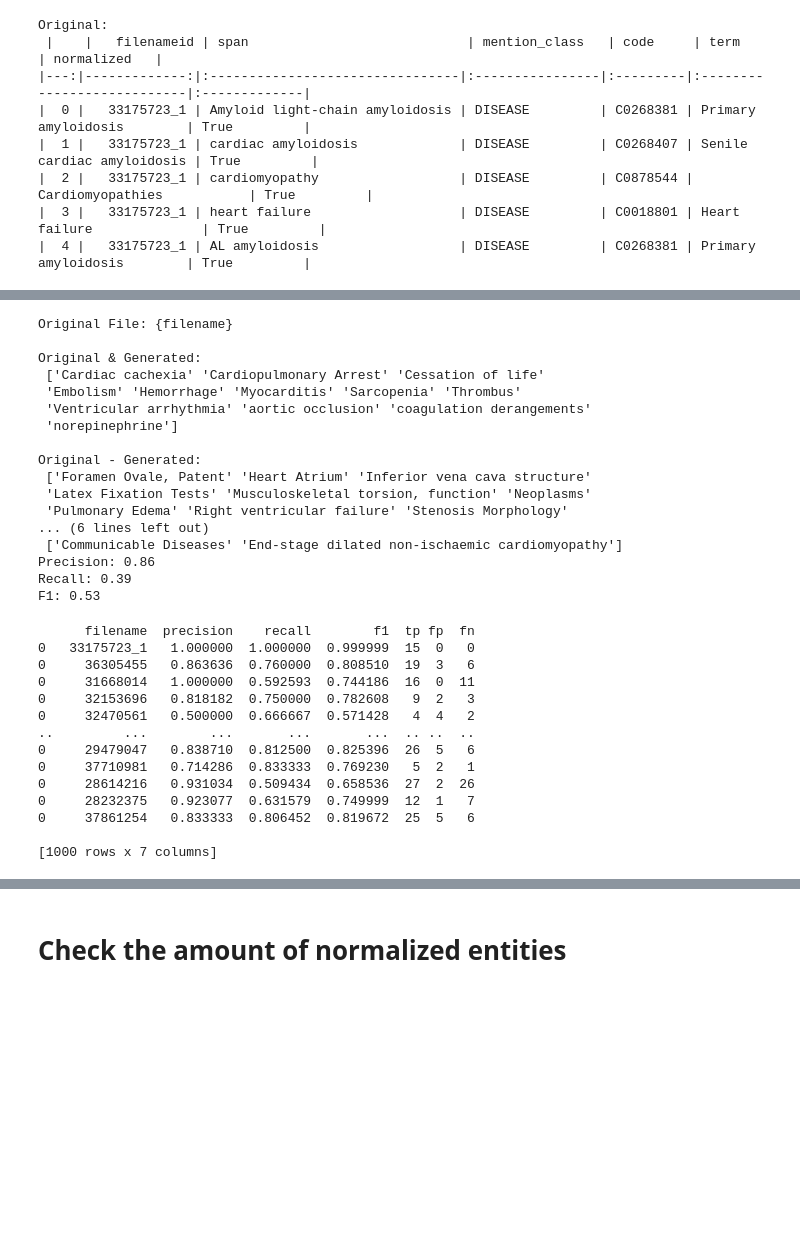
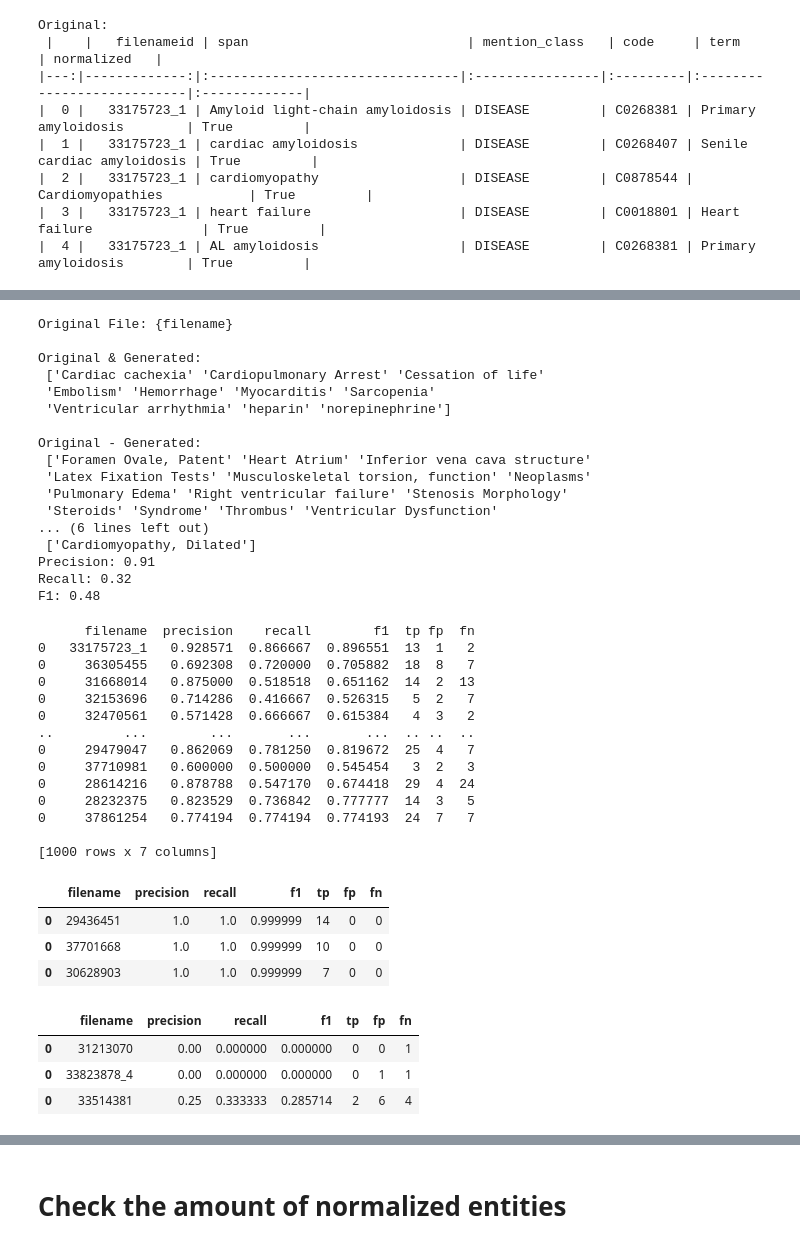
Before and after one commit to nlp4bia-bsc/MultiSynDS, a Jupyter notebook: nbs/evaluation/automatic/scispacy_eval_GeminiFlash.ipynb, the cells around one changed output, grey strips where cells are left out. Saved outputs shown, nothing was run; the diff lists cells and outputs as text; code cells hidden in the pictures; blank space fills up the shorter version.

```diff
--- a/nbs/evaluation/automatic/scispacy_eval.ipynb
+++ b/nbs/evaluation/automatic/scispacy_eval_GeminiFlash.ipynb
@@ -19,7 +19,7 @@
 import pandas as pd
 
 path_orig = "output/data/ents_orig_scispacy.csv"
-path_gen = "output/data/2step_transformation_dt4h_GPT4omini/en/ents_gen_scispacy.csv"
+path_gen = "output/data/2step_transformation_dt4h_GeminiFlash/en/ents_gen_scispacy.csv"
 path_cm = "data/umls/cm_umls_sct_24.tsv"
 # %% [markdown]
 # Load Datasets
@@ -40,6 +40,7 @@ df_orig = pd.read_csv(path_orig, dtype=str)
 df_orig["normalized"] = True
 df_orig.loc[df_orig["code"].isnull(), "normalized"] = False
 # df_orig = df_orig.merge(df_umls_sct, on="code", how="left")
+df_orig.dropna(subset=["span"], inplace=True)
 print("Original:\n", df_orig.head().to_markdown(), "\n")
 # %% [output]
 Original:
@@ -57,6 +58,8 @@ df_gen["normalized"] = True
 df_gen.loc[df_gen["code"].isnull(), "normalized"] = False
 # df_gen = df_gen.merge(df_umls_sct, on="code", how="left")
 # df_gen["sct_code"] = df_gen["sct_code"].fillna(0).astype(int).astype(str).apply(lambda x: None if x == "0" else x)
+df_gen.dropna(subset=["span"], inplace=True)
+
 print("Generated:\n", df_gen.head().to_markdown(), "\n")
 # %% [output]
 Generated:
@@ -73,3 +76,6 @@ df_gen["filled_term"] = df_gen["term"]
 
 df_orig.loc[df_orig["normalized"] == False, "filled_term"] = df_orig.loc[df_orig["normalized"] == False, "span"]
 df_gen.loc[df_gen["normalized"] == False, "filled_term"] =  df_gen.loc[df_gen["normalized"] == False, "span"]
+
+df_orig["filled_term"] = df_orig["filled_term"] + " (" + df_orig["mention_class"] + ")"
+df_gen["filled_term"] = df_gen["filled_term"] + " (" + df_gen["mention_class"] + ")"
@@ -122,19 +112,19 @@ Original File: {filename}
 
 Original & Generated:
  ['Cardiac cachexia' 'Cardiopulmonary Arrest' 'Cessation of life'
- 'Embolism' 'Hemorrhage' 'Myocarditis' 'Sarcopenia' 'Thrombus'
- 'Ventricular arrhythmia' 'aortic occlusion' 'coagulation derangements'
- 'norepinephrine']
+ 'Embolism' 'Hemorrhage' 'Myocarditis' 'Sarcopenia'
+ 'Ventricular arrhythmia' 'heparin' 'norepinephrine']
 
 Original - Generated:
  ['Foramen Ovale, Patent' 'Heart Atrium' 'Inferior vena cava structure'
  'Latex Fixation Tests' 'Musculoskeletal torsion, function' 'Neoplasms'
  'Pulmonary Edema' 'Right ventricular failure' 'Stenosis Morphology'
+ 'Steroids' 'Syndrome' 'Thrombus' 'Ventricular Dysfunction'
 ... (6 lines left out)
- ['Communicable Diseases' 'End-stage dilated non-ischaemic cardiomyopathy']
-Precision: 0.86
-Recall: 0.39
-F1: 0.53
+ ['Cardiomyopathy, Dilated']
+Precision: 0.91
+Recall: 0.32
+F1: 0.48
 # %%
 def get_class_metrics(tp, fp, fn):
     precision = tp / (tp + fp + 1e-6)
@@ -173,19 +163,33 @@ for filename in df_orig.filenameid.unique():
 print(df_metrics)
 # %% [output]
       filename  precision    recall        f1  tp fp  fn
-0   33175723_1   1.000000  1.000000  0.999999  15  0   0
-0     36305455   0.863636  0.760000  0.808510  19  3   6
-0     31668014   1.000000  0.592593  0.744186  16  0  11
-0     32153696   0.818182  0.750000  0.782608   9  2   3
-0     32470561   0.500000  0.666667  0.571428   4  4   2
+0   33175723_1   0.928571  0.866667  0.896551  13  1   2
+0     36305455   0.692308  0.720000  0.705882  18  8   7
+0     31668014   0.875000  0.518518  0.651162  14  2  13
+0     32153696   0.714286  0.416667  0.526315   5  2   7
+0     32470561   0.571428  0.666667  0.615384   4  3   2
 ..         ...        ...       ...       ...  .. ..  ..
-0     29479047   0.838710  0.812500  0.825396  26  5   6
-0     37710981   0.714286  0.833333  0.769230   5  2   1
-0     28614216   0.931034  0.509434  0.658536  27  2  26
-0     28232375   0.923077  0.631579  0.749999  12  1   7
-0     37861254   0.833333  0.806452  0.819672  25  5   6
+0     29479047   0.862069  0.781250  0.819672  25  4   7
+0     37710981   0.600000  0.500000  0.545454   3  2   3
+0     28614216   0.878788  0.547170  0.674418  29  4  24
+0     28232375   0.823529  0.736842  0.777777  14  3   5
+0     37861254   0.774194  0.774194  0.774193  24  7   7
 
 [1000 rows x 7 columns]
+# %%
+df_metrics.sort_values("f1", ascending=False).head(3)
+# %% [output]
+|  | filename | precision | recall | f1 | tp | fp | fn |
+| 0 | 29436451 | 1.0 | 1.0 | 0.999999 | 14 | 0 | 0 |
+| 0 | 37701668 | 1.0 | 1.0 | 0.999999 | 10 | 0 | 0 |
+| 0 | 30628903 | 1.0 | 1.0 | 0.999999 | 7 | 0 | 0 |
+# %%
+df_metrics.sort_values("f1", ascending=True).head(3)
+# %% [output]
+|  | filename | precision | recall | f1 | tp | fp | fn |
+| 0 | 31213070 | 0.00 | 0.000000 | 0.000000 | 0 | 0 | 1 |
+| 0 | 33823878_4 | 0.00 | 0.000000 | 0.000000 | 0 | 1 | 1 |
+| 0 | 33514381 | 0.25 | 0.333333 | 0.285714 | 2 | 6 | 4 |
 # %%
 d_macro = df_metrics[["precision", "recall", "f1", "tp", "fp", "fn"]].mean().to_dict()
 d_macro
```
Also changed, not shown: parts of 5 cells of this notebook, 5 other files.
